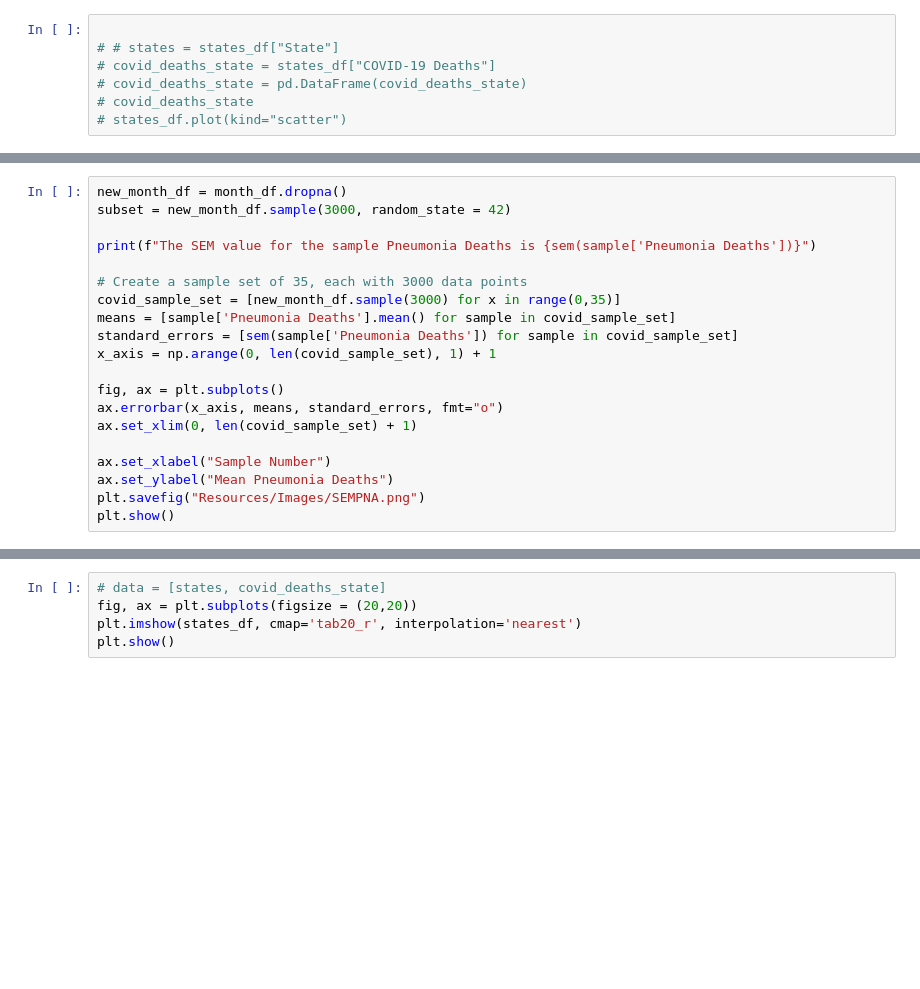
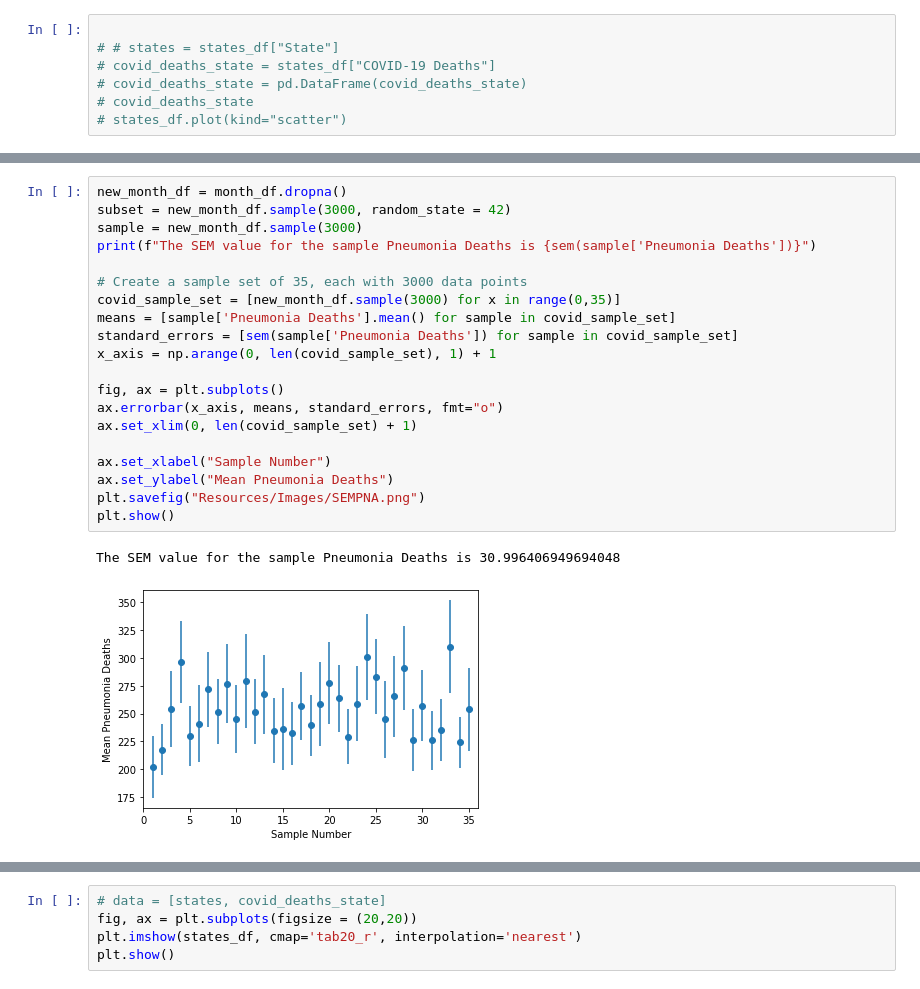
Before and after one commit to valputla/InfectionDataAnalysis, a Jupyter notebook: Lindsey.ipynb, the cells around one changed output, grey strips where cells are left out. Saved outputs shown, nothing was run; the diff lists cells and outputs as text; blank space fills up the shorter version.

```diff
--- a/Lindsey.ipynb
+++ b/Lindsey.ipynb
@@ -226,23 +353,26 @@ plt.savefig("Resources/Images/SEMCOVID.png")
 # %%
 new_month_df = month_df.dropna()
 subset = new_month_df.sample(3000, random_state = 42)
-
+sample = new_month_df.sample(3000)
 print(f"The SEM value for the sample Pneumonia Deaths is {sem(sample['Pneumonia Deaths'])}")
 
 # Create a sample set of 35, each with 3000 data points
 covid_sample_set = [new_month_df.sample(3000) for x in range(0,35)]
 means = [sample['Pneumonia Deaths'].mean() for sample in covid_sample_set]
 standard_errors = [sem(sample['Pneumonia Deaths']) for sample in covid_sample_set]
 x_axis = np.arange(0, len(covid_sample_set), 1) + 1
 
 fig, ax = plt.subplots()
 ax.errorbar(x_axis, means, standard_errors, fmt="o")
 ax.set_xlim(0, len(covid_sample_set) + 1)
 
 ax.set_xlabel("Sample Number")
 ax.set_ylabel("Mean Pneumonia Deaths")
 plt.savefig("Resources/Images/SEMPNA.png")
 plt.show()
+# %% [output]
+The SEM value for the sample Pneumonia Deaths is 30.996406949694048
+[figure, added]
 # %%
 new_month_df = month_df.dropna()
 subset = new_month_df.sample(3000, random_state = 42)
```
Also changed, not shown: parts of 23 cells of this notebook, 2 other files.
